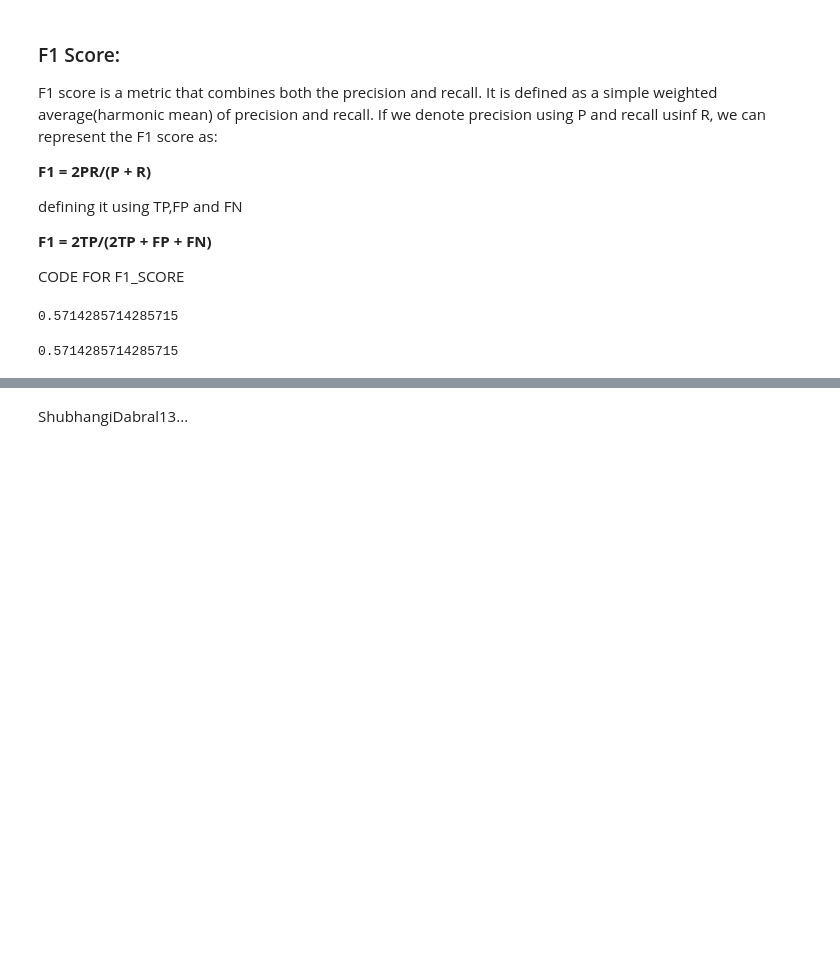
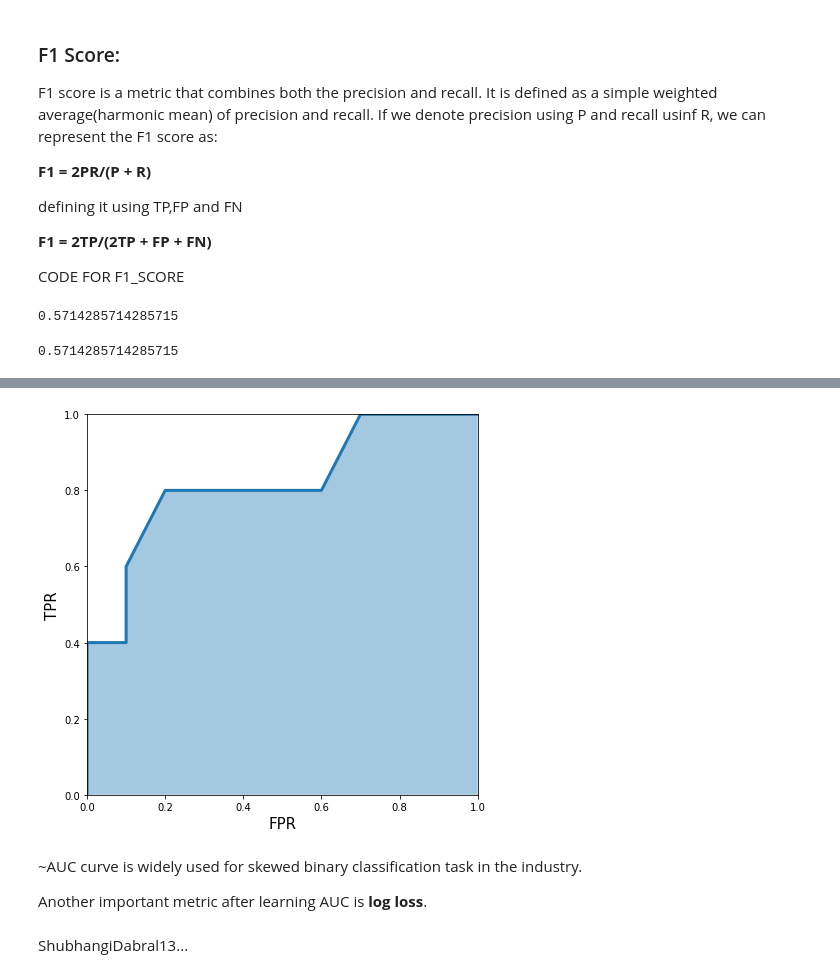
Before and after one commit to ShubhangiDabral13/Approaching-Any-Machine-Learning-Problems, a Jupyter notebook: 03).Evaluation Metrics/Evaluation Metrics.ipynb, the cells around one changed output, grey strips where cells are left out. Cells and saved outputs as stored; diff of their text form; code cells hidden in the pictures; blank space fills up the shorter version.

```diff
--- a/03).Evaluation Metrics/Evaluation Metrics.ipynb
+++ b/03).Evaluation Metrics/Evaluation Metrics.ipynb
@@ -397,2 +594,17 @@ metrics.f1_score(y_true, y_pred)
+# %%
+plt.figure(figsize = (7,7))
+plt.fill_between(fpr_list , tpr_list, alpha = 0.4)
+plt.plot(fpr_list , tpr_list , lw = 3)
+plt.xlim(0,1.0)
+plt.ylim(0, 1.0)
+plt.xlabel("FPR", fontsize = 15)
+plt.ylabel("TPR",fontsize = 15)
+plt.show()
+# %% [output]
+[figure, added]
+# %% [markdown]
+~AUC curve is widely used for skewed binary classification task in the industry.
+
+Another important metric after learning AUC is **log loss**.
 # %% [markdown]
 ShubhangiDabral13...
```
Also changed, not shown: parts of 18 cells of this notebook.
